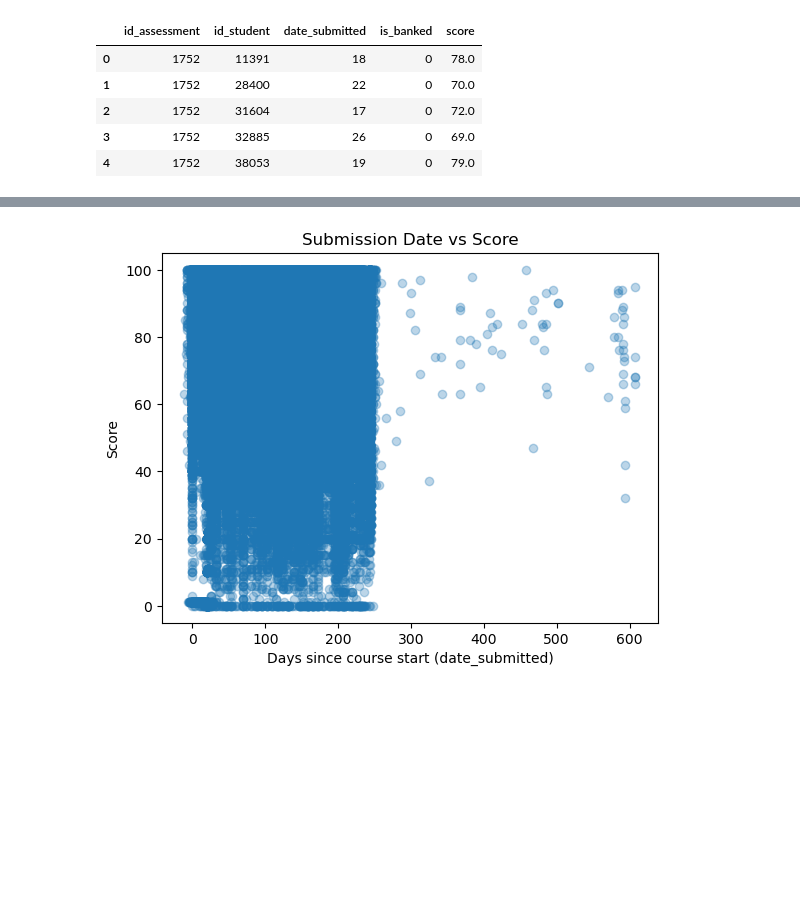
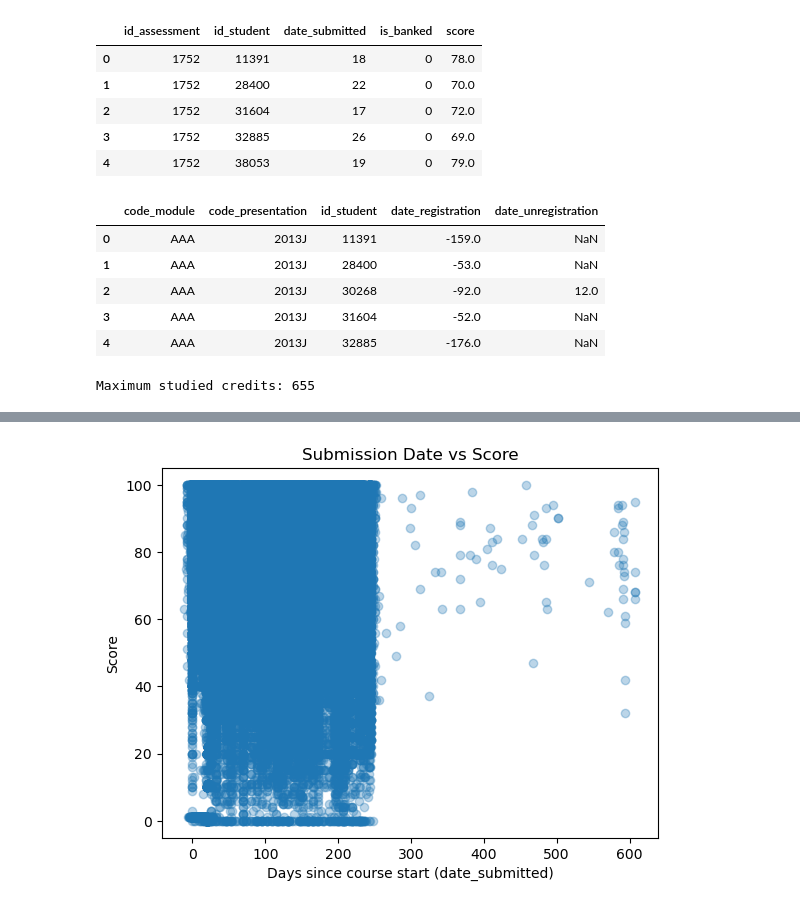
Before and after one commit to Abo6788/Intervarsity_Hackathon, a Jupyter notebook: src/Intervarsity.ipynb, the cells around one changed output, grey strips where cells are left out. Cells and saved outputs as stored; diff of their text form; code cells hidden in the pictures; blank space fills up the shorter version.

```diff
--- a/src/Intervarsity.ipynb
+++ b/src/Intervarsity.ipynb
@@ -14,3 +15,19 @@ student_assessments.head()
 | 2 | 1752 | 31604 | 17 | 0 | 72.0 |
 | 3 | 1752 | 32885 | 26 | 0 | 69.0 |
 | 4 | 1752 | 38053 | 19 | 0 | 79.0 |
+# %%
+student_registration.head()
+# %% [output]
+|  | code_module | code_presentation | id_student | date_registration | date_unregistration |
+| 0 | AAA | 2013J | 11391 | -159.0 | NaN |
+| 1 | AAA | 2013J | 28400 | -53.0 | NaN |
+| 2 | AAA | 2013J | 30268 | -92.0 | 12.0 |
+| 3 | AAA | 2013J | 31604 | -52.0 | NaN |
+| 4 | AAA | 2013J | 32885 | -176.0 | NaN |
+# %%
+
+
+max_credits = student_info['studied_credits'].max()
+print("Maximum studied credits:", max_credits)
+# %% [output]
+Maximum studied credits: 655
```
Also changed, not shown: parts of 6 cells of this notebook.
